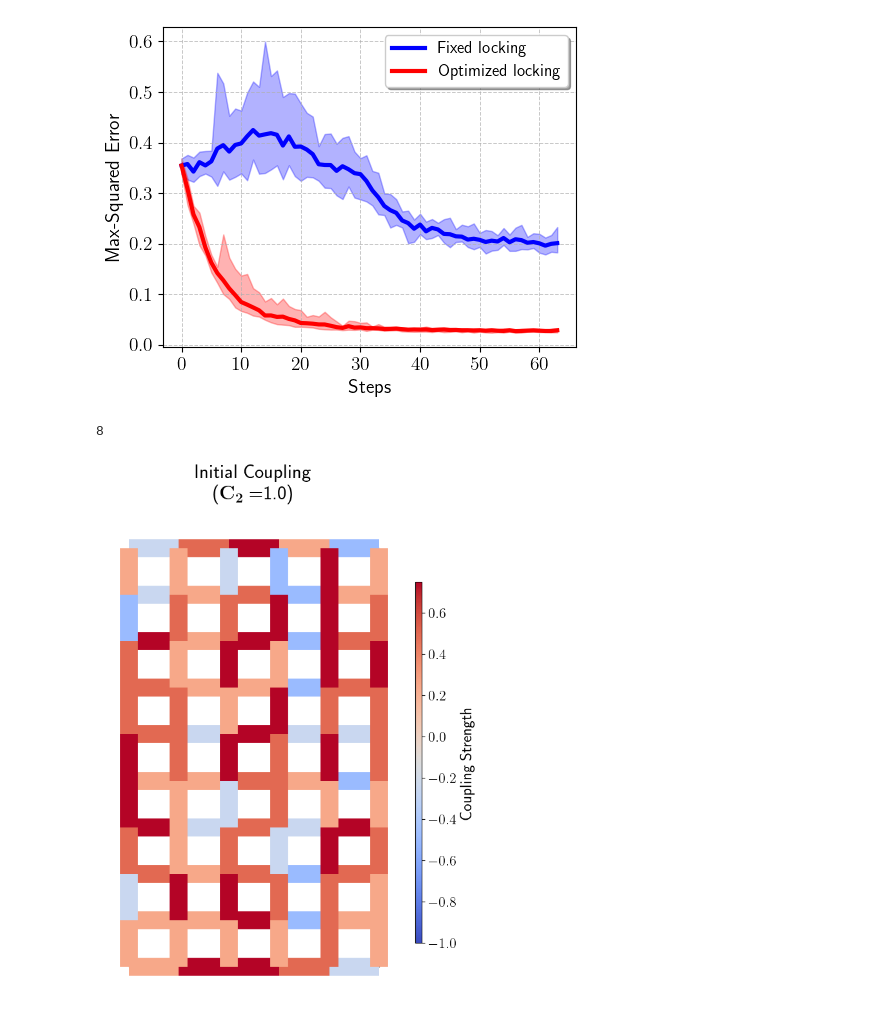
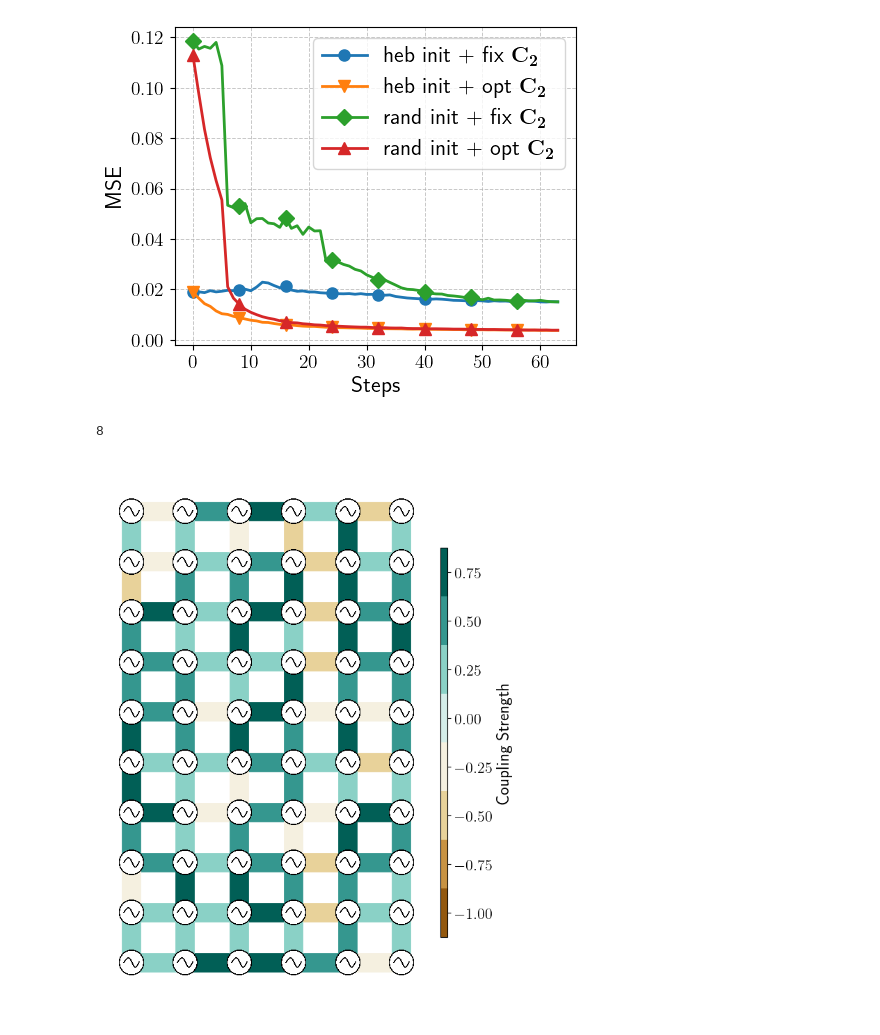
Before and after one commit to WangYuNeng/Ark, a Jupyter notebook: examples/obc/visualize.ipynb, the cells around one changed output. Saved outputs shown, nothing was run; the diff lists cells and outputs as text; code cells hidden in the pictures.

Commit message:
Update obc visualization

```diff
--- a/examples/obc/visualize.ipynb
+++ b/examples/obc/visualize.ipynb
@@ -24,25 +27,27 @@ def remove_redudant_columns(run_csv):
 # Line: Mean and shaded area for the min/max
 # Two lines: One for each run
 
-fix_lock_run_csv = remove_redudant_columns(fix_lock_run_csv)
-trainable_lock_run_csv = remove_redudant_columns(trainable_lock_run_csv)
 plt.figure(figsize=(5, 4))  # Set a larger figure size
+markers = ['o', 'v', 'D', '^']
+marker_id = 0
 
-for run, label, color in zip([fix_lock_run_csv, trainable_lock_run_csv], ["Fixed locking", "Optimized locking"], ["blue", "red"]):
-    mean = run.mean(axis=1)
-    run_min = run.min(axis=1)
-    run_max = run.max(axis=1)
+for init in ["heb", "rand"]:
+    for lock in ["fix", "opt"]:
+        run = remove_redudant_columns(runs[init][lock])
 
-    # Plot the mean and standard deviation
-    steps = np.arange(0, len(mean))
+        mean = run.mean(axis=1)
+        steps = np.arange(0, len(mean))
+        label = f"{init} init + {lock} " + r"$\mathbf{C_2}$"
+        marker = markers[marker_id]
+        marker_id += 1
 
-    # Plotting
-    plt.plot(steps, mean, label=label, color=color, linewidth=3)  # Thicker line
-    plt.fill_between(steps, run_min, run_max, color=color, alpha=0.3)
+        # Plotting, show marker every 5 steps
+        plt.plot(steps, mean, label=label, marker=marker, markevery=8, linewidth=2, markersize=8)
+
 
 # Enhancing aesthetics
-plt.xlabel('Steps', fontsize=14)  # Larger label font size
-plt.ylabel('Max-Squared Error', fontsize=14)  # Larger label font size
+plt.xlabel('Steps', fontsize=16)  # Larger label font size
+plt.ylabel('MSE', fontsize=16)  # Larger label font size
 
 # Adjust tick size
 plt.xticks(fontsize=14)
@@ -52,7 +57,7 @@ plt.yticks(fontsize=14)
 plt.grid(True, which='both', linestyle='--', linewidth=0.7, alpha=0.7)
 
 # Modify legend
-plt.legend(loc='upper right', fontsize=12, frameon=True, shadow=True)
+plt.legend(loc='upper right', fontsize=16, frameon=True)
 
 # Adjust layout to prevent cutting off labels
 plt.tight_layout()
@@ -61,9 +66,14 @@ plt.tight_layout()
 plt.savefig('obc_loss_vs_iter.pdf', dpi=300, bbox_inches='tight')
 plt.show()
 # %% [output]
-[figure, old version]
+[figure, new version]
 # %%
 # Visualize the coupling strength
+from matplotlib.offsetbox import OffsetImage, AnnotationBbox
+import matplotlib.image as mppng
+
+oscillator_image_path = 'oscillator.png'
+oscillator_img = mppng.imread(oscillator_image_path)
 
 init_weight_file = "weights/init_weight.npz"
 weights = jnp.load(init_weight_file)
@@ -73,11 +83,20 @@ val_choices = [(-(2 ** (n_bits - 1)) + i) * 2 / n_choices for i in range(n_choic
 print(n_choices)
 
 # Use a single color map for both row and column weights
-cmap = cm.get_cmap('coolwarm')
-weight_min, weight_max = min(val_choices), max(val_choices)
+# Scale so that the extreme values are not at the ends of the color map
+cmap = cm.get_cmap('BrBG')
+weight_min, weight_max = min(val_choices) * 1.25, max(val_choices) * 1.25
 
 # Normalize weights for consistent coloring across all coupling strengths
 norm = plt.Normalize(vmin=weight_min, vmax=weight_max)
+
+# Function to add custom node symbols (oscillator image)
+def add_image_at_node(ax, pos, img, zoom=0.1):
+    """ Add an image at the node position """
+    for p in pos.values():
+        imagebox = OffsetImage(img, zoom=zoom)
+        ab = AnnotationBbox(imagebox, p, frameon=False)
+        ax.add_artist(ab)
 
 def plot_grid_with_weights(row_weights, column_weights, ax, cmap=cmap, norm=norm):
     # Create a 10x6 grid graph
@@ -108,6 +127,9 @@ def plot_grid_with_weights(row_weights, column_weights, ax, cmap=cmap, norm=norm
             G.edges[edge]['weight'] = weight
             nx.draw_networkx_edges(G, pos, edgelist=[edge], width=20, edge_color=[G.edges[edge]['color']], ax=ax)
 
+    # Add oscillator symbol at each node position
+    add_image_at_node(ax, pos, oscillator_img, zoom=0.05)
+
 
 def convert_weights(w: jnp.ndarray):
     # Weight consists of:
@@ -133,7 +155,7 @@ fig, ax = plt.subplots(1, 1, figsize=(5, 8))
 init_row_ks, init_col_ks = convert_weights(weights["digital"])
 locking = weights["analog"][0]
 plot_grid_with_weights(init_row_ks, init_col_ks, ax)
-ax.set_title("Initial Coupling\n(" + r"$\mathbf{C_2}=$" + f"{locking})", fontsize=22, fontweight='bold')
+# ax.set_title("Initial Coupling\n(" + r"$\mathbf{C_2}=$" + f"{locking})", fontsize=22, fontweight='bold')
 
 # Fixed locking
 # for seed in range(1):
@@ -144,32 +166,34 @@ ax.set_title("Initial Coupling\n(" + r"$\mathbf{C_2}=$" + f"{locking})", fontsiz
 # ax[1].set_title("Optimized Coupling\nw/ Fixed Locking", fontsize=22, fontweight='bold')
 
 # # Optimized locking
 # for seed in range(1):
 #     weight_file = f"weights/train_locking_{seed}.npz"
 #     weights = jnp.load(weight_file)
 #     row_ks, col_ks = convert_weights(weights["digital"])
 #     plot_grid_with_weights(row_ks, col_ks, ax[2])
 #     print(weights["analog"])
 # ax[2].set_title("Optimized Coupling\nw/ Optimized Locking", fontsize=22, fontweight='bold')
 
 
 
 # Create a single shared colorbar for both row and column weights
 sm = cm.ScalarMappable(cmap=cmap, norm=norm)
 sm.set_array([])
 
 plt.axis('off')
 # Add the colorbar to the figure
+levels = [-1, -0.75, -0.5, -0.25, 0, 0.25, 0.5, 0.75]
+boundary = [lev - 0.125 for lev in levels] + [0.875]
 cbar_ax = fig.add_axes([1.0, 0.15, 0.02, 0.7])
-cbar = fig.colorbar(sm, cax=cbar_ax)
+cbar = fig.colorbar(sm, cax=cbar_ax, ticks=levels, boundaries=boundary)
 cbar.ax.tick_params(labelsize=16)
 cbar.set_label('Coupling Strength', fontsize=18)
 
 # Final adjustments and display
 plt.tight_layout()
 plt.subplots_adjust(wspace=0.0, hspace=0.0, top=1)  # Adjust spacing between subplots
 plt.savefig('obc_weight.pdf', dpi=300, bbox_inches='tight')
 plt.show()
 # %% [output]
 8
-[figure, old version]
+[figure, new version]
```
Also changed, not shown: parts of 4 cells of this notebook.
